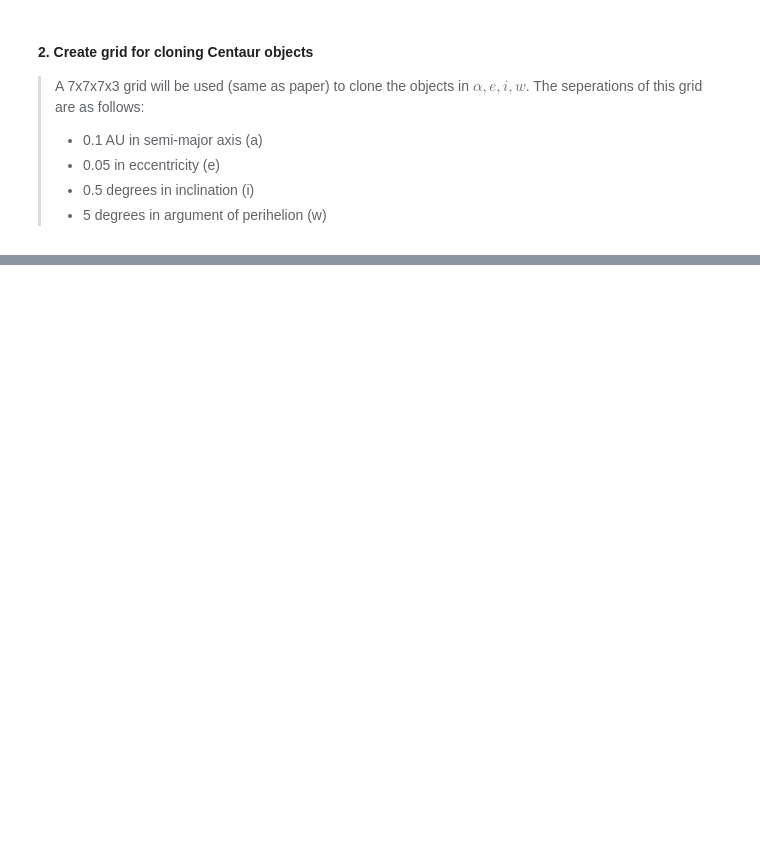
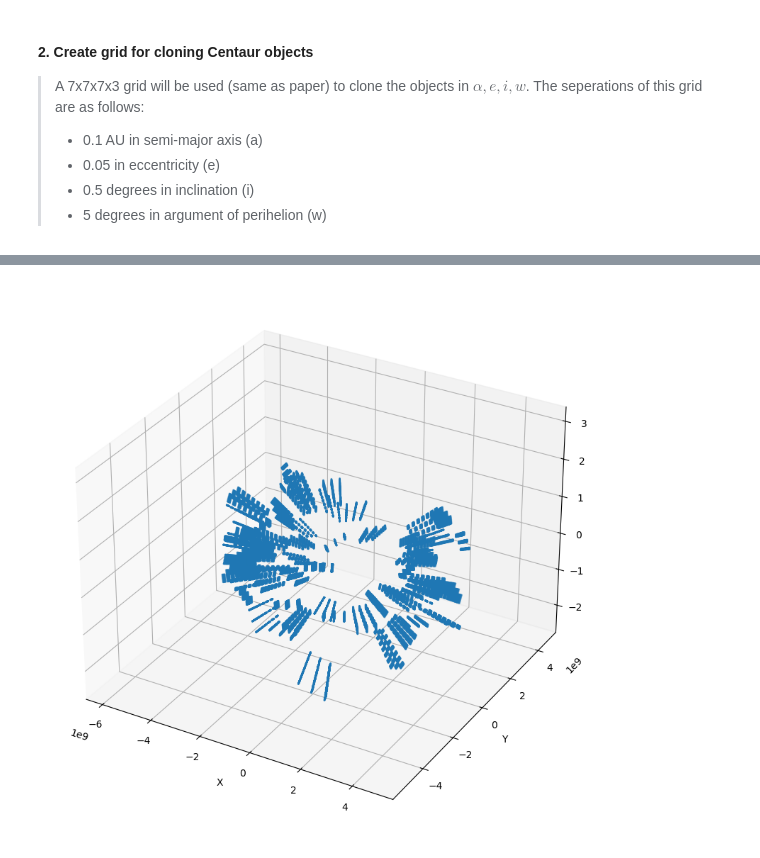
Before and after one commit to ThijsSpoor99/Project-Computational-Science, a Jupyter notebook: processCentaurs.ipynb, the cells around one changed output, grey strips where cells are left out. Cells and saved outputs as stored; diff of their text form; code cells hidden in the pictures; blank space fills up the shorter version.

```diff
--- a/processCentaurs.ipynb
+++ b/processCentaurs.ipynb
@@ -164,3 +182,5 @@ def kep_to_cart(DF):
 
 #Uncomment this to generate the dataset
 kep_to_cart(cloned_centaurs)
+# %%
+tempDF = pd.read_csv("Data/centaurData.csv", index_col=0)
@@ -166,0 +203,11 @@ kep_to_cart(cloned_centaurs)
+# %%
+#plotting the Centaurs
+fig = plt.figure(figsize=(10,10))
+ax = fig.add_subplot(projection='3d')
+ax.scatter(tempDF['x'], tempDF['y'], tempDF['z'], s=1)
+ax.set_xlabel('X')
+ax.set_ylabel('Y')
+ax.set_zlabel('Z')
+plt.show()
+# %% [output]
+[figure, added]
```
Also changed, not shown: parts of 8 cells of this notebook, 1 other file.
